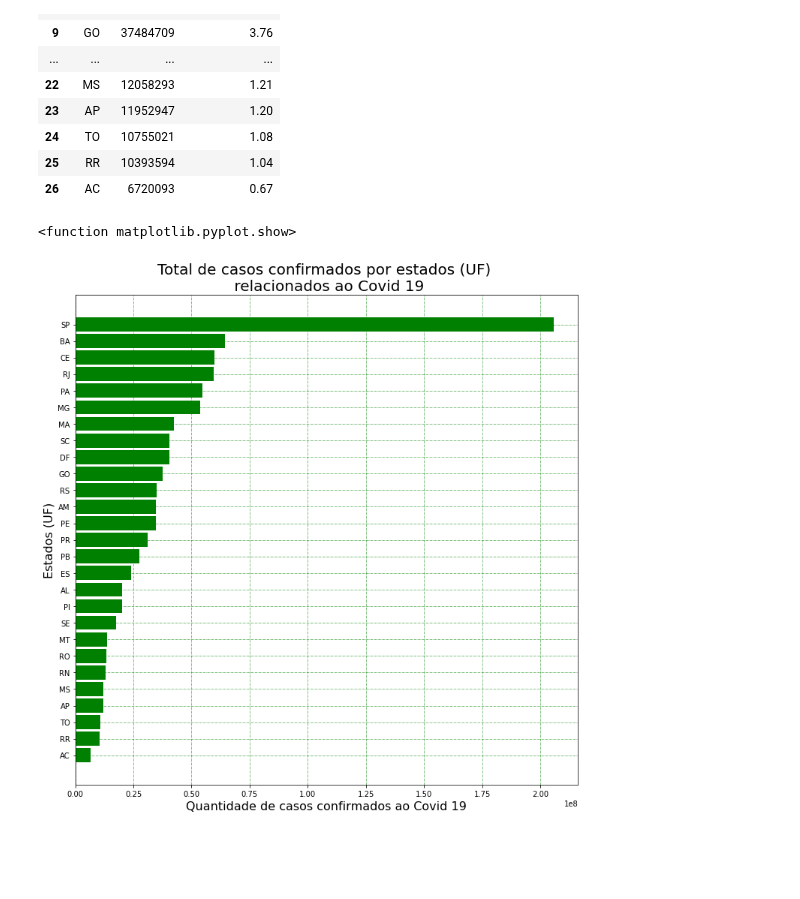
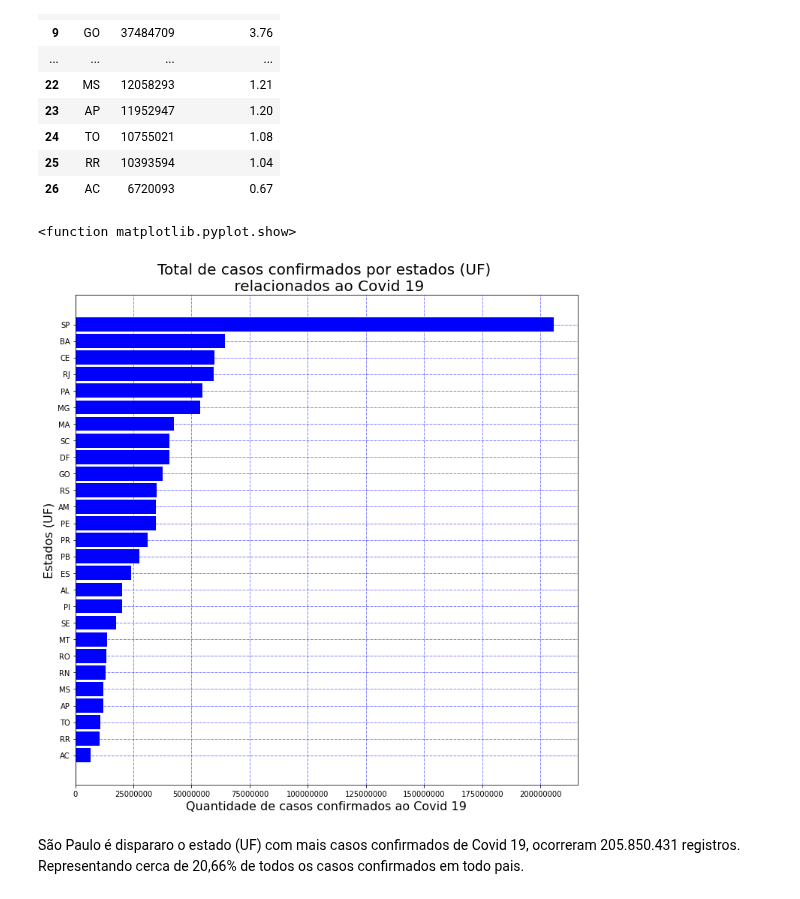
Before and after one commit to yoshinaga2904/Bootcamp-Alura, a Jupyter notebook: Fabio_Yoshinaga_Projeto_modulo_1.ipynb, the cells around one changed output. Cells and saved outputs as stored; diff of their text form; code cells hidden in the pictures; blank space fills up the shorter version.

```diff
--- a/Fabio_Yoshinaga_Projeto_modulo_1.ipynb
+++ b/Fabio_Yoshinaga_Projeto_modulo_1.ipynb
@@ -228,30 +227,36 @@ casos_confirmados
 # %%
 #Criando um gráfico
 plt.figure(figsize=(12, 12))
 
 #armazenando quantidade de confirmados para construir o gráfico - eixo x
 casos_confirmados.sort_values(by='confirmed', ascending=True, inplace=True)
 confirmados = casos_confirmados['confirmed']
 
 #armazenando valores dos estados UF para construir o gráfico - eixo y
 UF = casos_confirmados['state']
 
 #Chamando método barh do matplotlib, para construir o gráfico de barras horizontais
-plt.barh(UF, confirmados, height=0.85, color='green')
+plt.barh(UF, confirmados, height=0.85, color='blue')
+
 
 #Criando um título
 plt.title('Total de casos confirmados por estados (UF) \n relacionados ao Covid 19', fontsize = 20)
 
 #Nomeando o eixo y
 plt.ylabel('Estados (UF)', fontsize = 16)
 
 #Nomeando o eixo x
-plt.xlabel('Quantidade de casos confirmados ao Covid 19', fontsize = 16)
+plt.xlabel('Quantidade de casos confirmados ao Covid 19', fontsize = 16 )
+
+#formatando eixo x do gráfico
+plt.ticklabel_format(axis = 'x' , style = 'plain')
 
 #grid para orientação
-plt.grid(color='g', linestyle='-.', linewidth=0.5)
+plt.grid(color='b', linestyle='-.', linewidth=0.5)
 
 plt.show
 # %% [output]
 <function matplotlib.pyplot.show>
-[figure, old version]
+[figure, new version]
+# %% [markdown]
+São Paulo é dispararo o estado (UF) com mais casos confirmados de Covid 19, ocorreram 205.850.431 registros. Representando cerca de 20,66% de todos os casos confirmados em todo pais.
```
Also changed, not shown: parts of 2 cells of this notebook.
